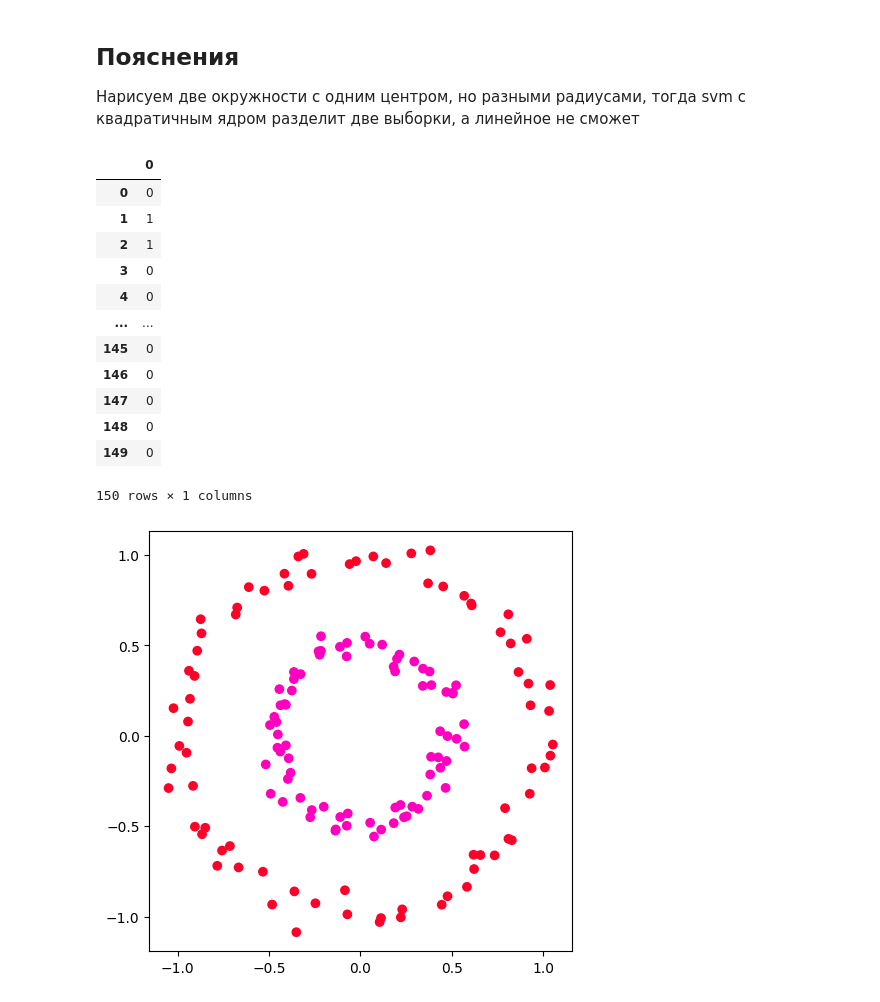
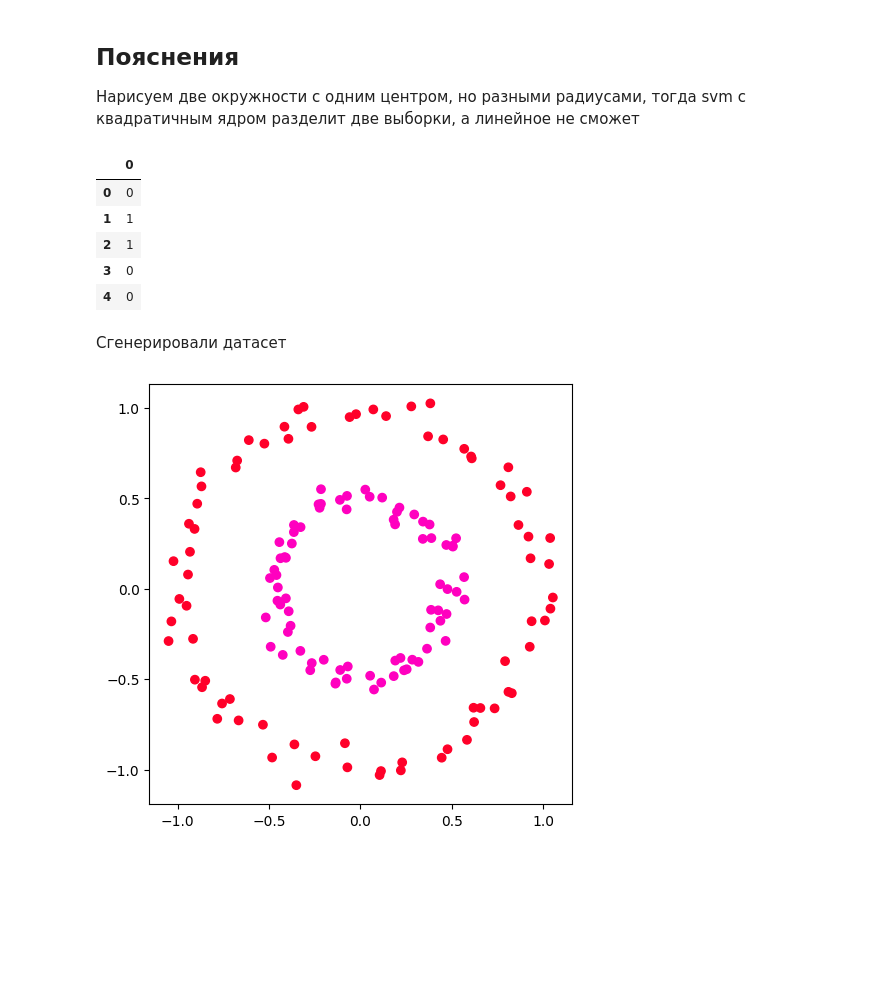
Before and after one commit to J0hnLenin/MachineLearningLabs, a Jupyter notebook: Lab06.ipynb, the cells around one changed output. Saved outputs shown, nothing was run; the diff lists cells and outputs as text; code cells hidden in the pictures; blank space fills up the shorter version.

```diff
--- a/Lab06.ipynb
+++ b/Lab06.ipynb
@@ -1187,21 +1210,16 @@ X_blob, y_blob =  make_circles(
 )
 # %%
 y_blob = pd.DataFrame(y_blob)
-y_blob
+y_blob.head()
 # %% [output]
 |  | 0 |
 | 0 | 0 |
 | 1 | 1 |
 | 2 | 1 |
 | 3 | 0 |
 | 4 | 0 |
-| ... | ... |
-| 145 | 0 |
-| 146 | 0 |
-| 147 | 0 |
-| 148 | 0 |
-| 149 | 0 |
-150 rows × 1 columns
+# %% [markdown]
+Сгенерировали датасет
 # %%
 y_blob[0] = y_blob[0].apply(lambda x: x - int(x == 0))
 # %%
```
Also changed, not shown: parts of 12 cells of this notebook.
